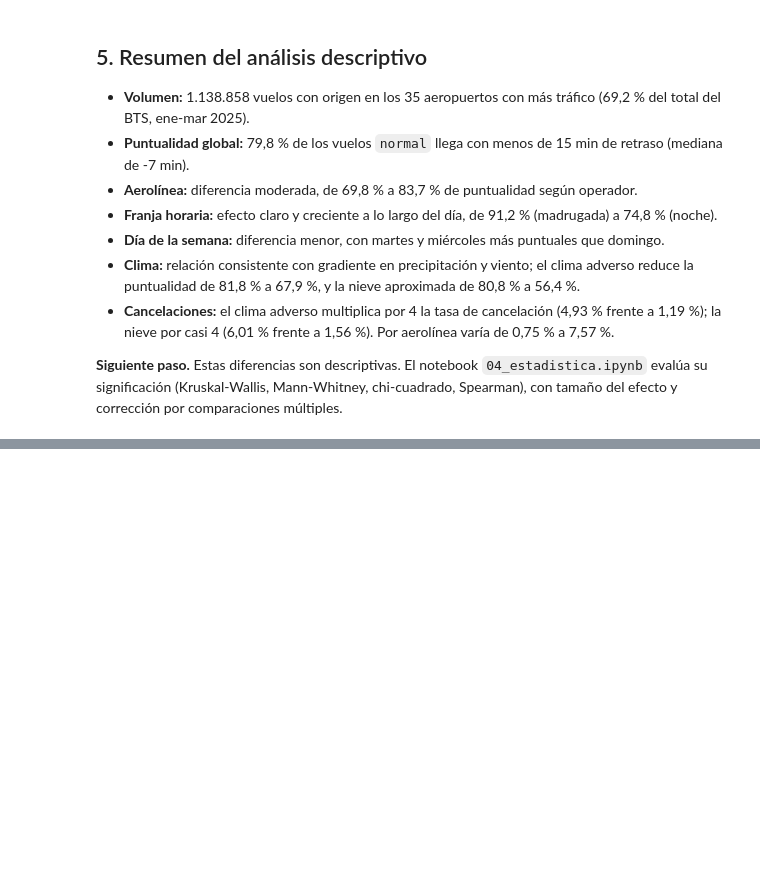
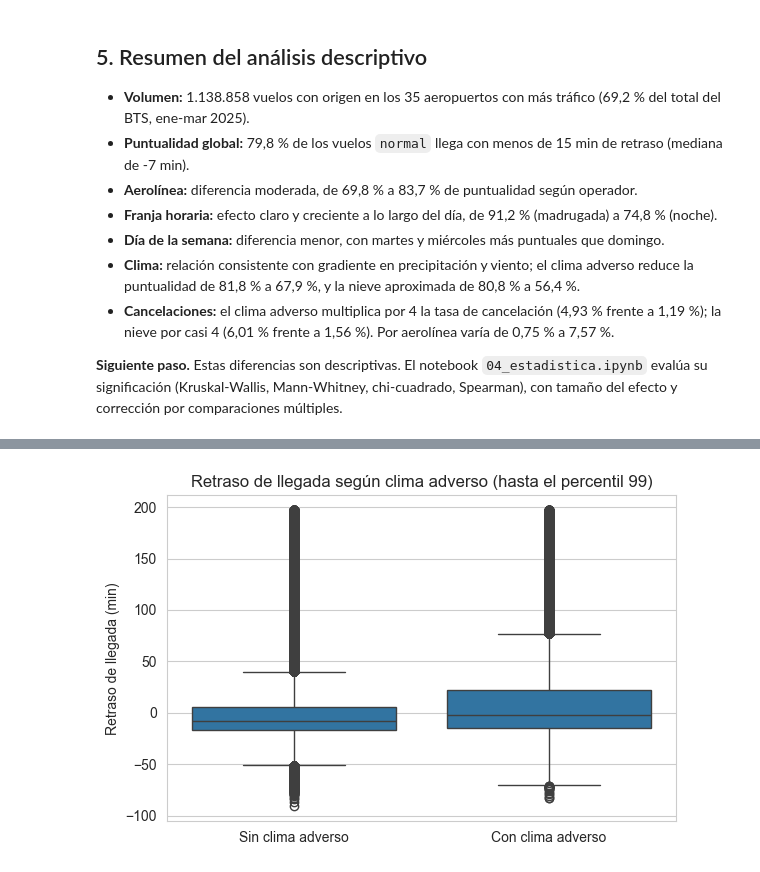
Before and after one commit to mgonzalezbenm/vuelos-clima-eda, a Jupyter notebook: notebooks/03_eda.ipynb, the cells around one changed output, grey strips where cells are left out. Drawn from its saved outputs; the diff is of its cells as text; code cells hidden in the pictures; blank space fills up the shorter version.

Commit message:
Cierra notebook 03: conclusiones de figuras y homogeneiza bbox_inches

```diff
--- a/notebooks/03_eda.ipynb
+++ b/notebooks/03_eda.ipynb
@@ -177,0 +185,18 @@ Con esto se completa el análisis descriptivo: retraso y cancelación caracteriz
+# %%
+Path("../reports/figures").mkdir(parents=True, exist_ok=True)
+sns.set_style("whitegrid")
+
+# 1. Retraso según clima adverso (recortado al percentil 99 por la cola extrema)
+limite = normal["ArrDelay"].quantile(0.99)
+fig, ax = plt.subplots(figsize=(6, 4))
+sns.boxplot(data=normal[normal["ArrDelay"] <= limite], x="clima_adverso", y="ArrDelay", ax=ax)
+ax.set_xticks([0, 1])
+ax.set_xticklabels(["Sin clima adverso", "Con clima adverso"])
+ax.set_xlabel("")
+ax.set_ylabel("Retraso de llegada (min)")
+ax.set_title("Retraso de llegada según clima adverso (hasta el percentil 99)")
+plt.tight_layout()
+plt.savefig("../reports/figures/01_retraso_clima_adverso.png", dpi=150, bbox_inches="tight")
+plt.show()
+# %% [output]
+[figure, added]
```
Also changed, not shown: parts of 9 cells of this notebook, 4 other files.
